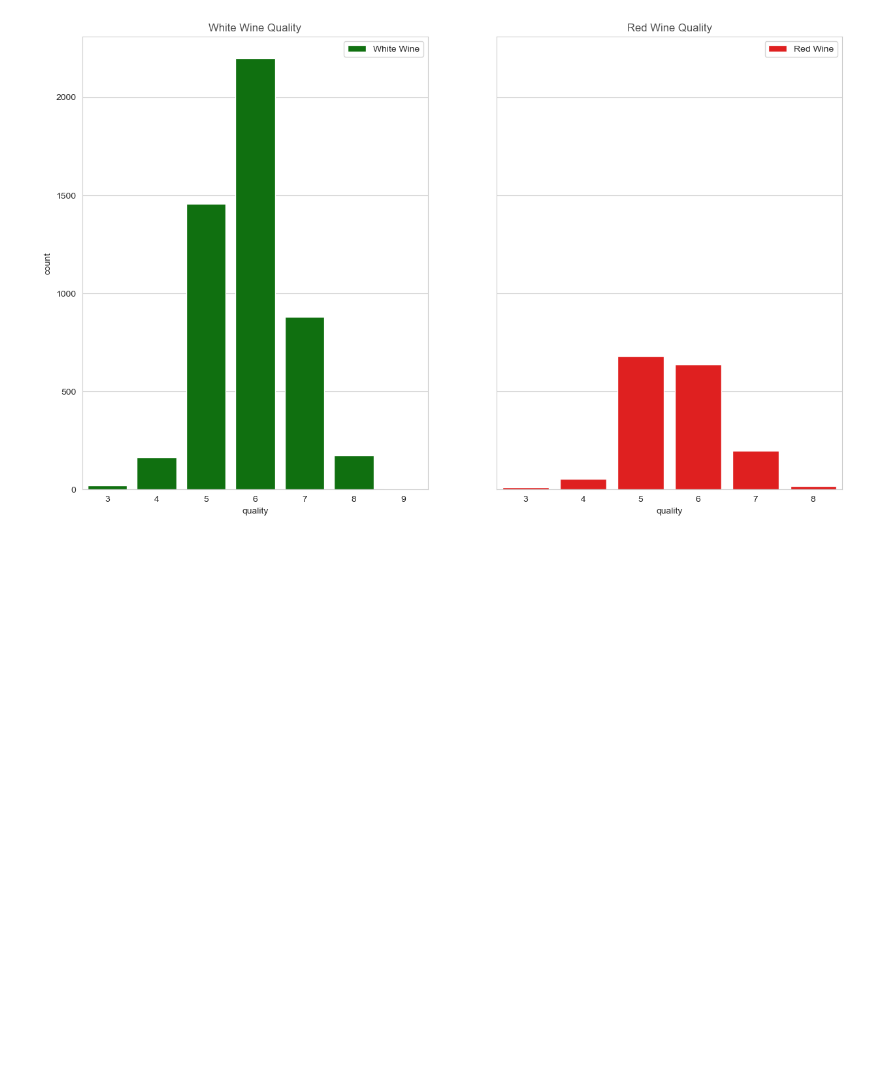
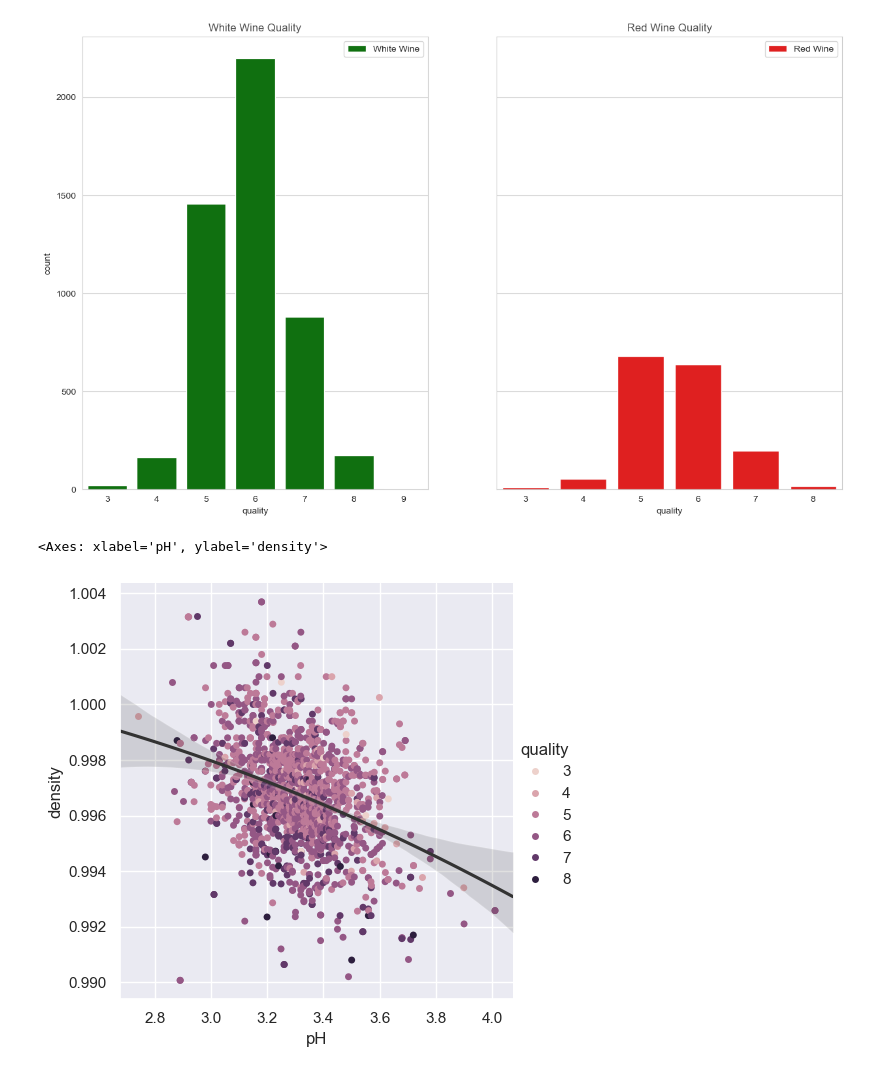
Before and after one commit to Sudha25a/Projects-2, a Jupyter notebook: wine_project.ipynb, the cells around one changed output. Saved outputs shown, nothing was run; the diff lists cells and outputs as text; code cells hidden in the pictures; blank space fills up the shorter version.

```diff
--- a/wine_project.ipynb
+++ b/wine_project.ipynb
@@ -467,3 +467,11 @@ axes[0].set_title('White Wine Quality', alpha=0.8)
 plt.show()
 # %% [output]
 [figure]
+# %%
+sns.set_theme()
+
+sns.catplot(data=Redwine, x="pH", y="density", hue="quality",native_scale=True, zorder=1)
+sns.regplot(data=Redwine, x="pH", y="density",scatter=False, truncate=False, order=2, color=".2",)
+# %% [output]
+<Axes: xlabel='pH', ylabel='density'>
+[figure, added]
```
Also changed, not shown: parts of 3 cells of this notebook, 3 other files.
